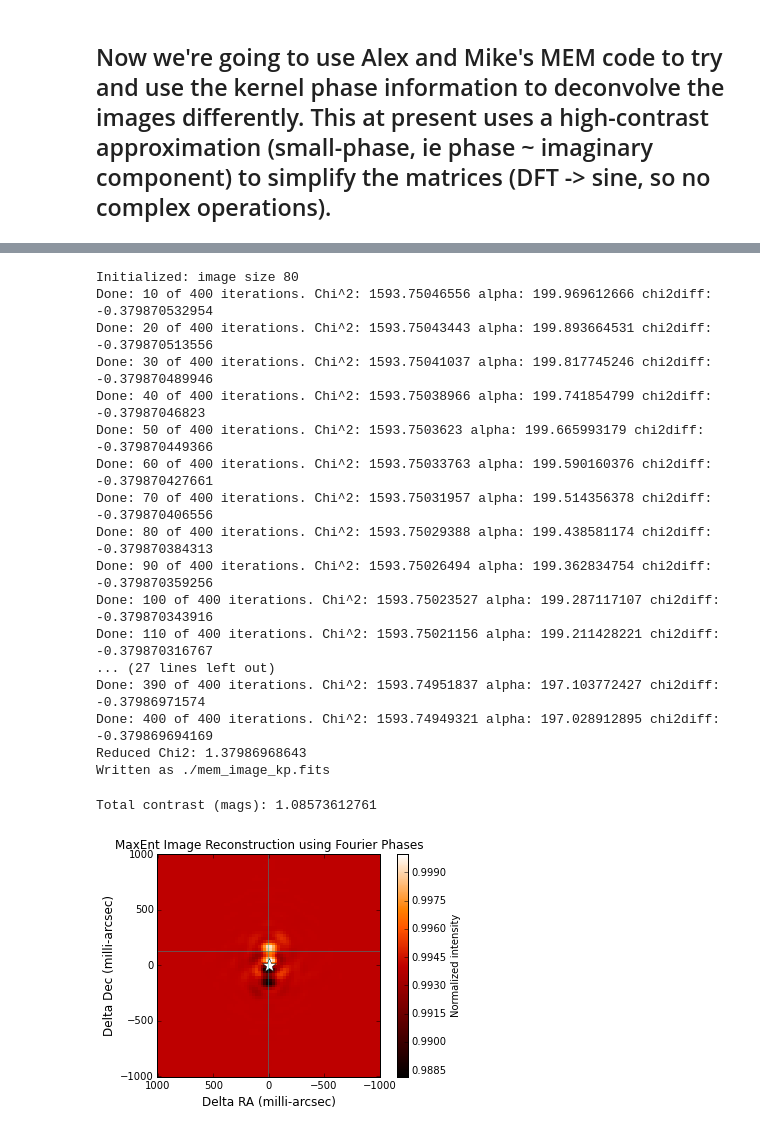
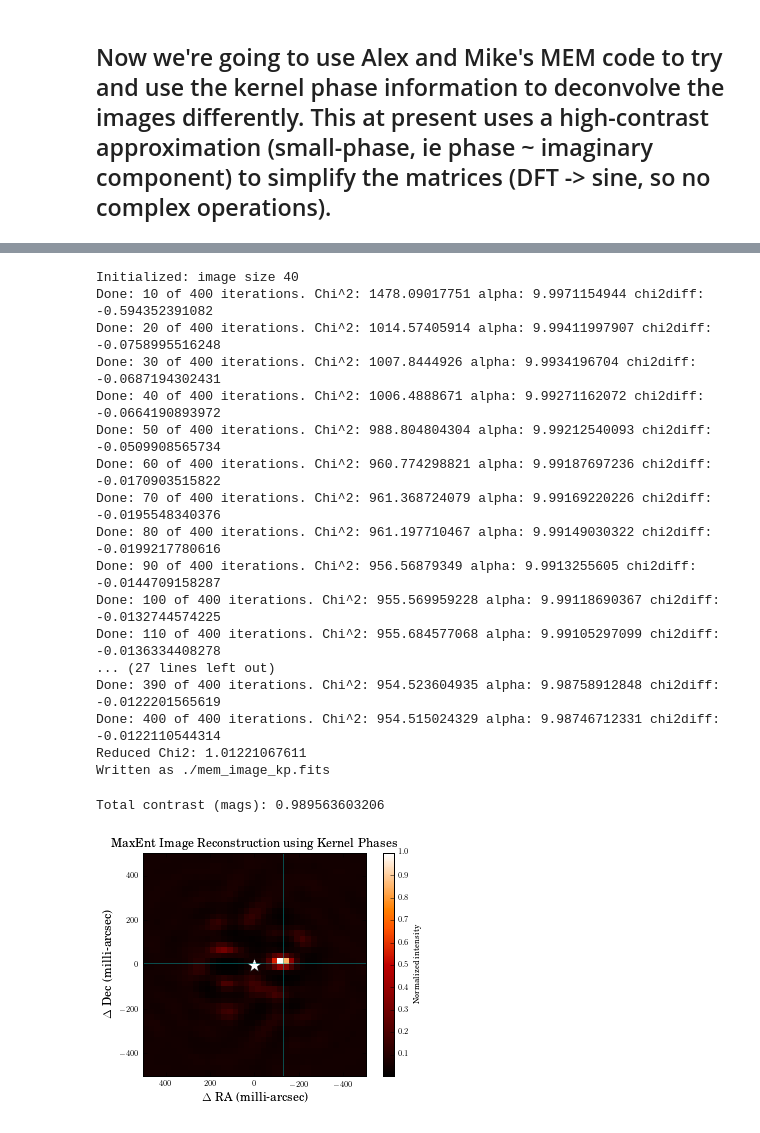
Before and after one commit to benjaminpope/pysco, a Jupyter notebook: analysis.ipynb, the cells around one changed output, grey strips where cells are left out. Cells and saved outputs as stored; diff of their text form; code cells hidden in the pictures.

```diff
--- a/analysis.ipynb
+++ b/analysis.ipynb
@@ -23,7 +25,7 @@ num = 0 #0 for alpha Oph, 1 calibrator
 
 tnames = ['alpOph','epsOph','epsHer']
 
-no_kp = True
+no_kp = False
 # %%
 if bandn == 'ch4':
 	fnames = ['cubeF_1856.fits','cubeF_2381.fits']
@@ -316,13 +316,13 @@ from imaging import *
 
 '''defaults'''
 if no_kp:
-    imsize = 80
-    alpha = 2.5
+    imsize = 40
+    alpha = 0.5
     gain = 0.0001
     prior = np.ones(imsize**2)/imsize**2.0
 else:
-    imsize = 80
-    alpha = 2.5
+    imsize = 40
+    alpha = 10
     gain = 0.0001
     prior = np.ones(imsize**2)/imsize**2.0
 
@@ -334,7 +334,6 @@ else:
 niter = 400
 if no_kp:
     fname_im = 'kerphim_test_no_kp.fits'
-    alpha = 200.0
 else:
     fname_im = 'kerphim_test.fits'
 # trial.read_data(fname_im)
@@ -350,45 +349,46 @@ try:
 except:
     print 'Failed to write'
 # %% [output]
-Initialized: image size 80
-Done: 10 of 400 iterations. Chi^2: 1593.75046556 alpha: 199.969612666 chi2diff: -0.379870532954
-Done: 20 of 400 iterations. Chi^2: 1593.75043443 alpha: 199.893664531 chi2diff: -0.379870513556
-Done: 30 of 400 iterations. Chi^2: 1593.75041037 alpha: 199.817745246 chi2diff: -0.379870489946
-Done: 40 of 400 iterations. Chi^2: 1593.75038966 alpha: 199.741854799 chi2diff: -0.37987046823
-Done: 50 of 400 iterations. Chi^2: 1593.7503623 alpha: 199.665993179 chi2diff: -0.379870449366
-Done: 60 of 400 iterations. Chi^2: 1593.75033763 alpha: 199.590160376 chi2diff: -0.379870427661
-Done: 70 of 400 iterations. Chi^2: 1593.75031957 alpha: 199.514356378 chi2diff: -0.379870406556
-Done: 80 of 400 iterations. Chi^2: 1593.75029388 alpha: 199.438581174 chi2diff: -0.379870384313
-Done: 90 of 400 iterations. Chi^2: 1593.75026494 alpha: 199.362834754 chi2diff: -0.379870359256
-Done: 100 of 400 iterations. Chi^2: 1593.75023527 alpha: 199.287117107 chi2diff: -0.379870343916
-Done: 110 of 400 iterations. Chi^2: 1593.75021156 alpha: 199.211428221 chi2diff: -0.379870316767
+Initialized: image size 40
+Done: 10 of 400 iterations. Chi^2: 1478.09017751 alpha: 9.9971154944 chi2diff: -0.594352391082
+Done: 20 of 400 iterations. Chi^2: 1014.57405914 alpha: 9.99411997907 chi2diff: -0.0758995516248
+Done: 30 of 400 iterations. Chi^2: 1007.8444926 alpha: 9.9934196704 chi2diff: -0.0687194302431
+Done: 40 of 400 iterations. Chi^2: 1006.4888671 alpha: 9.99271162072 chi2diff: -0.0664190893972
+Done: 50 of 400 iterations. Chi^2: 988.804804304 alpha: 9.99212540093 chi2diff: -0.0509908565734
+Done: 60 of 400 iterations. Chi^2: 960.774298821 alpha: 9.99187697236 chi2diff: -0.0170903515822
+Done: 70 of 400 iterations. Chi^2: 961.368724079 alpha: 9.99169220226 chi2diff: -0.0195548340376
+Done: 80 of 400 iterations. Chi^2: 961.197710467 alpha: 9.99149030322 chi2diff: -0.0199217780616
+Done: 90 of 400 iterations. Chi^2: 956.56879349 alpha: 9.9913255605 chi2diff: -0.0144709158287
+Done: 100 of 400 iterations. Chi^2: 955.569959228 alpha: 9.99118690367 chi2diff: -0.0132744574225
+Done: 110 of 400 iterations. Chi^2: 955.684577068 alpha: 9.99105297099 chi2diff: -0.0136334408278
 ... (27 lines left out)
-Done: 390 of 400 iterations. Chi^2: 1593.74951837 alpha: 197.103772427 chi2diff: -0.37986971574
-Done: 400 of 400 iterations. Chi^2: 1593.74949321 alpha: 197.028912895 chi2diff: -0.379869694169
-Reduced Chi2: 1.37986968643
+Done: 390 of 400 iterations. Chi^2: 954.523604935 alpha: 9.98758912848 chi2diff: -0.0122201565619
+Done: 400 of 400 iterations. Chi^2: 954.515024329 alpha: 9.98746712331 chi2diff: -0.0122110544314
+Reduced Chi2: 1.01221067611
 Written as ./mem_image_kp.fits
 # %%
 '''--------------------------------
 the rest is a plot
 --------------------------------'''
 
-bestfit = np.array([131.377*np.cos(np.pi/180.*85.98),131.377*np.sin(np.pi/180.*85.98)])
 
-plt.imshow(im/im.max(), interpolation='nearest',cmap=plt.get_cmap('gist_heat'),extent=trial.extent)
+bestfit = np.array([-131.377*np.sin(np.pi/180.*85.98),131.377*np.cos(np.pi/180.*85.98)])
+
+plt.imshow(im.T/im.max(), interpolation='nearest',cmap=plt.get_cmap('gist_heat'),extent=trial.extent, origin='lower')
 plt.colorbar(label='Normalized intensity')
 plt.plot(0,0,'w*', ms=15)
 plt.axis(trial.extent)
 plt.axhline(bestfit[1],color='c',alpha=0.4)
 plt.axvline(bestfit[0],color='c',alpha=0.4)
 # plt.plot(bestfit[0],bestfit[1],'cs',alpha=0.8)
-plt.xlabel('Delta RA (milli-arcsec)', fontsize='large')
-plt.ylabel('Delta Dec (milli-arcsec)', fontsize='large')
+plt.xlabel(r'$\Delta$ RA (milli-arcsec)', fontsize='large')
+plt.ylabel(r'$\Delta$ Dec (milli-arcsec)', fontsize='large')
 if no_kp:
-    plt.title('MaxEnt Image Reconstruction using Fourier Phases')
+    plt.title('MaxEnt Image Reconstruction using Fourier Phases',fontsize='large')
 else:
-    plt.title('MaxEnt Image Reconstruction using Kernel Phases')
+    plt.title('MaxEnt Image Reconstruction using Kernel Phases',fontsize='large')
 print "Total contrast (mags): " + str(-2.5*np.log10(np.sum(trial.pm)))
 plt.show()
 # %% [output]
-Total contrast (mags): 1.08573612761
+Total contrast (mags): 0.989563603206
-[figure, old version]
+[figure, new version]
```
Also changed, not shown: parts of 2 cells of this notebook, 3 other files.
